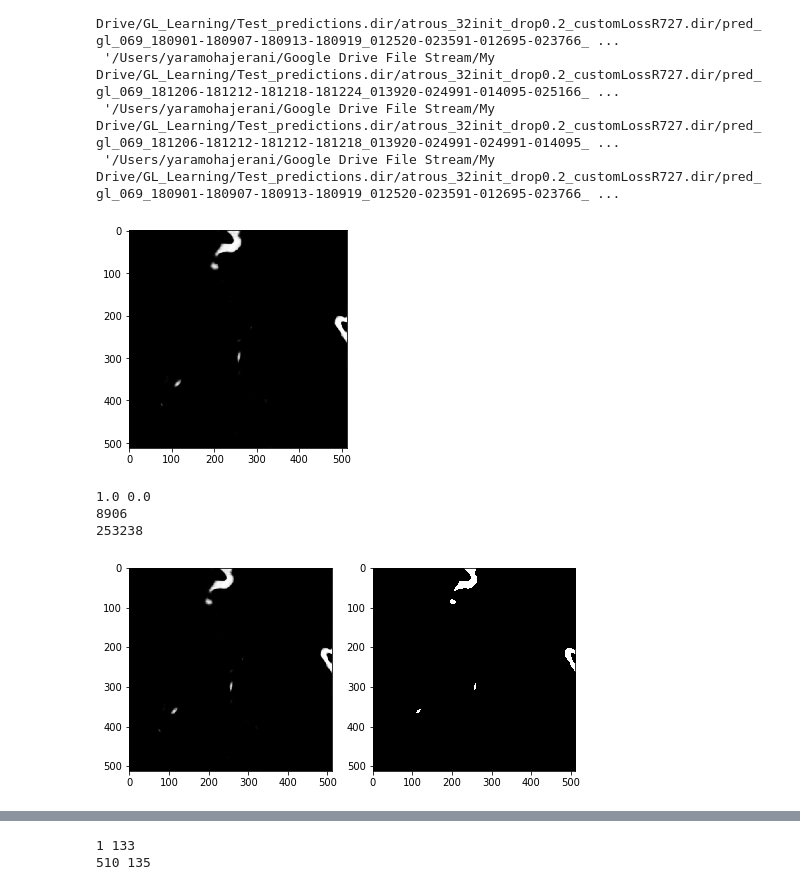
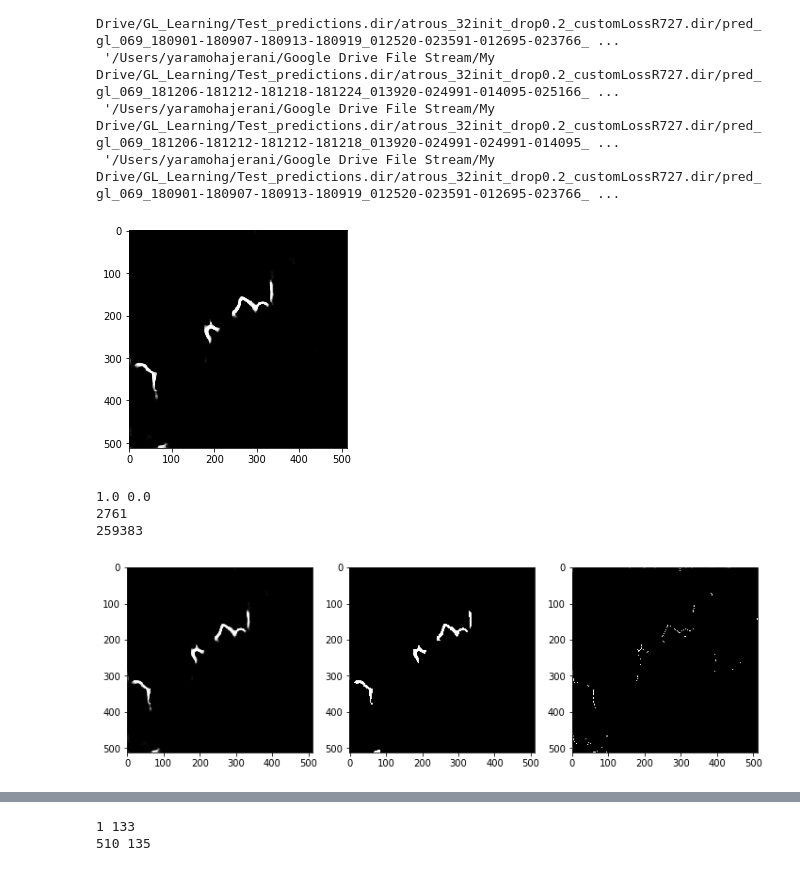
Before and after one commit to yaramohajerani/GL_learning, a Jupyter notebook: GL_postprocessing_geocoded_complex.ipynb, the cells around one changed output, grey strips where cells are left out. Saved outputs shown, nothing was run; the diff lists cells and outputs as text; code cells hidden in the pictures.

```diff
--- a/GL_postprocessing_geocoded_complex.ipynb
+++ b/GL_postprocessing_geocoded_complex.ipynb
@@ -33,31 +40,32 @@ if (not os.path.isdir(out_subdir)):
     os.mkdir(out_subdir)
 # %%
 #-- Read an image to test
-f = fileList[10]
+f = fileList[15]  #[20]
 im = imageio.imread(f).astype(float)/255.
 plt.imshow(im, cmap=plt.cm.gray)
 plt.show()
 # %% [output]
-[figure, old version]
+[figure, new version]
 # %%
 print(im.max(),im.min())
 print(np.count_nonzero(im > 0.5))
 print(np.count_nonzero(im < 0.5))
 # %% [output]
 1.0 0.0
-8906
-253238
+2761
+259383
 # %%
 im2 = im.copy()
 #-- threshold iamge
 ii = np.where(im < 0.5)
 jj = np.where(im >= 0.5)
 im2[ii] = 0.
 im2[jj] = 1.
-fig,ax = plt.subplots(1, 2,figsize=(8,6))
+fig,ax = plt.subplots(1, 3,figsize=(12,6))
 ax[0].imshow(im, cmap=plt.cm.gray)
 ax[1].imshow(im2, cmap=plt.cm.gray)
+ax[2].imshow(thin(im), cmap=plt.cm.gray)
 plt.show()
 # %% [output]
-[figure, old version]
+[figure, new version]
 # %%
```
Also changed, not shown: parts of 14 cells of this notebook.
